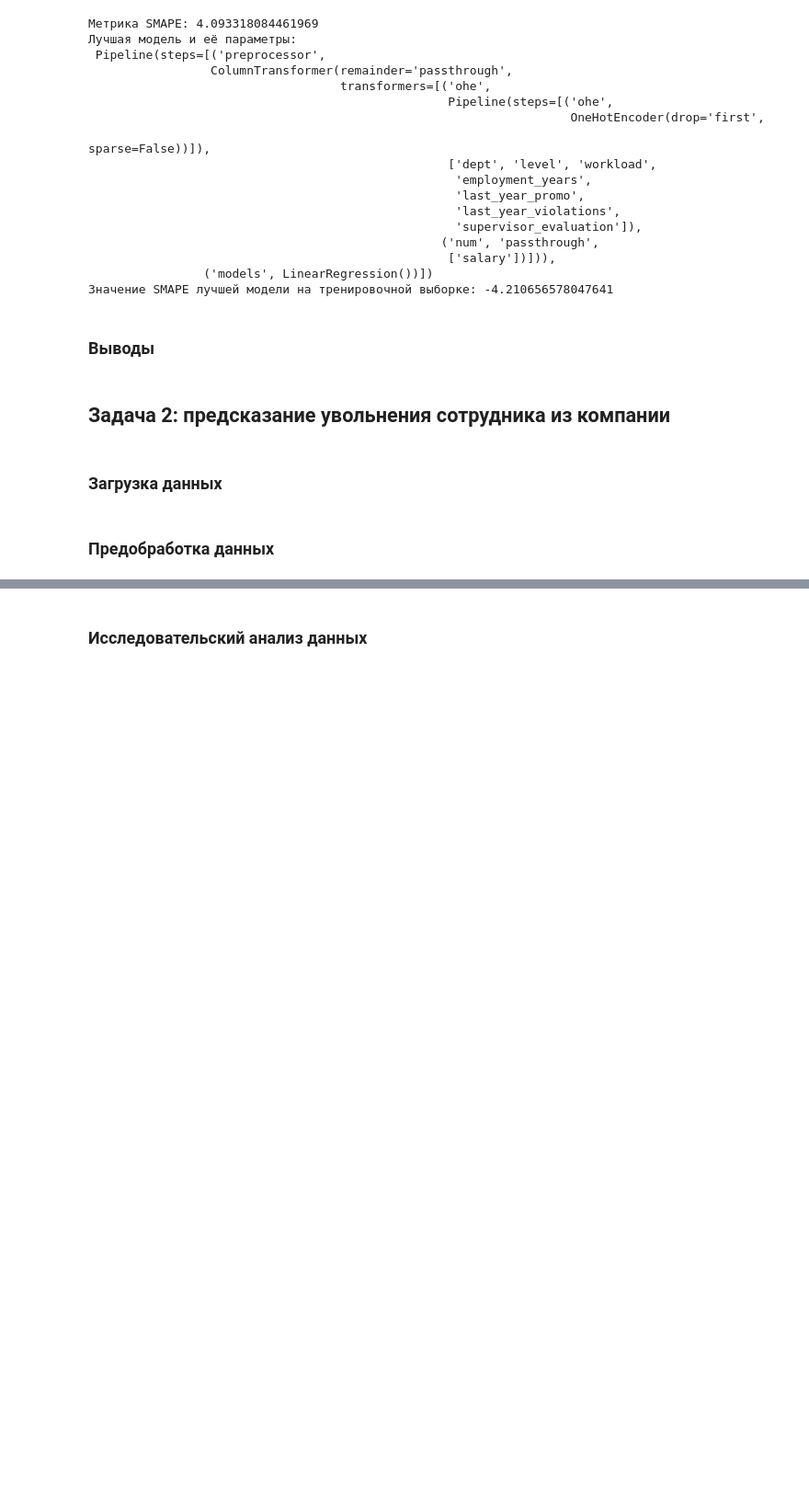
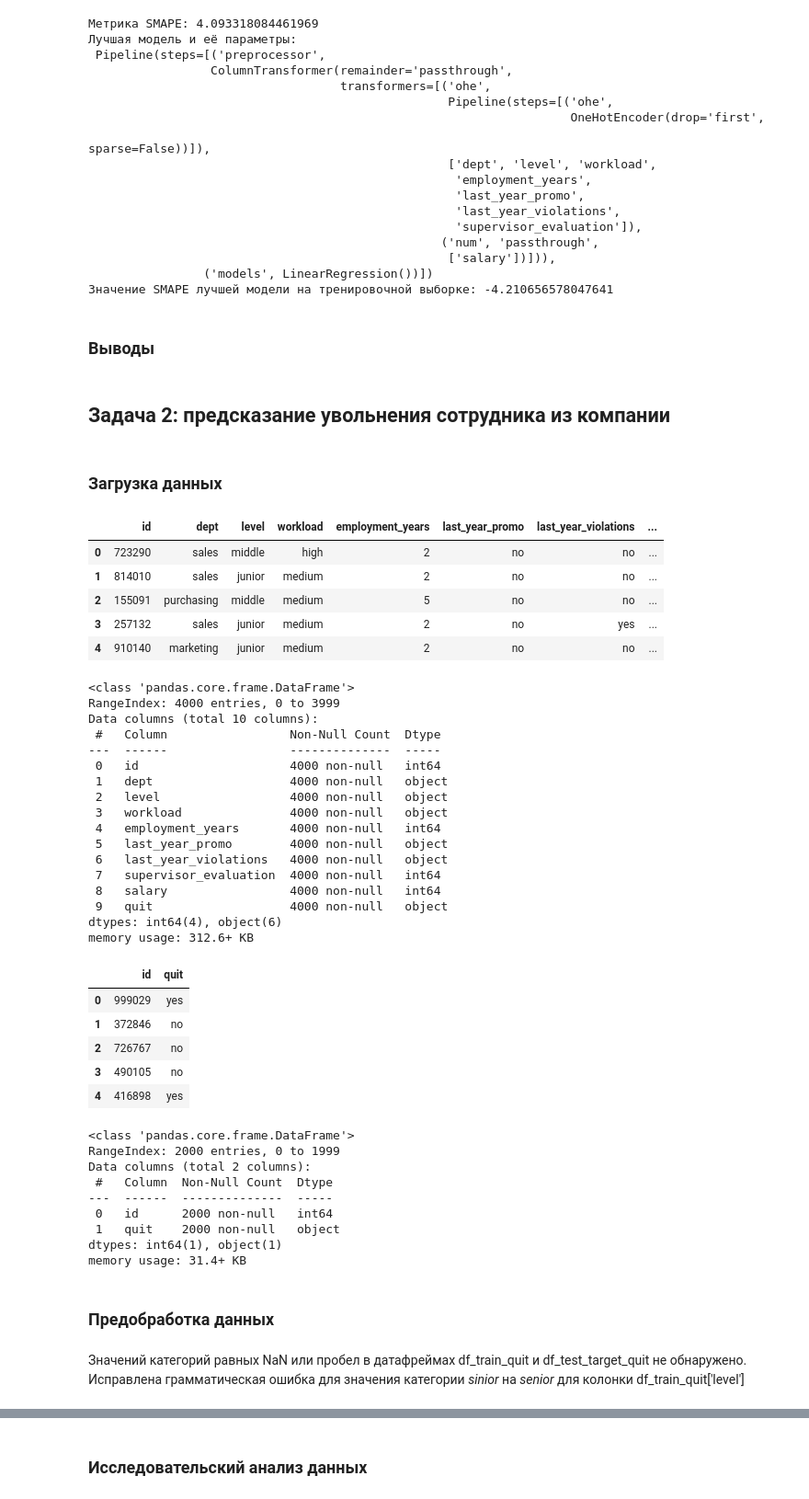
Before and after one commit to theotheo46/yap, a Jupyter notebook: notebooks/hr.ipynb, the cells around one changed output, grey strips where cells are left out. Shown at 92% size. Drawn from its saved outputs; the diff is of its cells as text; code cells hidden in the pictures; blank space fills up the shorter version.

```diff
--- a/notebooks/hr.ipynb
+++ b/notebooks/hr.ipynb
@@ -564,5 +573,56 @@ print ('Значение SMAPE лучшей модели на тренирово
 ## Задача 2: предсказание увольнения сотрудника из компании
 # %% [markdown]
 ### Загрузка данных
+# %%
+df_train_quit = pd.read_csv('https://code.s3.yandex.net/datasets/train_quit.csv')
+display(df_train_quit.head(5))
+df_train_quit.info()
+
+
+df_test_target_quit = pd.read_csv('https://code.s3.yandex.net/datasets/test_target_quit.csv')
+display(df_test_target_quit.head(5))
+df_test_target_quit.info()
+# %% [output]
+|  | id | dept | level | workload | employment_years | last_year_promo | last_year_violations | ... |
+| 0 | 723290 | sales | middle | high | 2 | no | no | ... |
+| 1 | 814010 | sales | junior | medium | 2 | no | no | ... |
+| 2 | 155091 | purchasing | middle | medium | 5 | no | no | ... |
+| 3 | 257132 | sales | junior | medium | 2 | no | yes | ... |
+| 4 | 910140 | marketing | junior | medium | 2 | no | no | ... |
+<class 'pandas.core.frame.DataFrame'>
+RangeIndex: 4000 entries, 0 to 3999
+Data columns (total 10 columns):
+ #   Column                 Non-Null Count  Dtype
+---  ------                 --------------  -----
+ 0   id                     4000 non-null   int64
+ 1   dept                   4000 non-null   object
+ 2   level                  4000 non-null   object
+ 3   workload               4000 non-null   object
+ 4   employment_years       4000 non-null   int64
+ 5   last_year_promo        4000 non-null   object
+ 6   last_year_violations   4000 non-null   object
+ 7   supervisor_evaluation  4000 non-null   int64
+ 8   salary                 4000 non-null   int64
+ 9   quit                   4000 non-null   object
+dtypes: int64(4), object(6)
+memory usage: 312.6+ KB
+|  | id | quit |
+| 0 | 999029 | yes |
+| 1 | 372846 | no |
+| 2 | 726767 | no |
+| 3 | 490105 | no |
+| 4 | 416898 | yes |
+<class 'pandas.core.frame.DataFrame'>
+RangeIndex: 2000 entries, 0 to 1999
+Data columns (total 2 columns):
+ #   Column  Non-Null Count  Dtype
+---  ------  --------------  -----
+ 0   id      2000 non-null   int64
+ 1   quit    2000 non-null   object
+dtypes: int64(1), object(1)
+memory usage: 31.4+ KB
 # %% [markdown]
 ### Предобработка данных
+# %% [markdown]
+Значений категорий равных NaN или пробел в датафреймах df_train_quit и df_test_target_quit не обнаружено.
+Исправлена грамматическая ошибка для значения категории *sinior* на *senior* для колонки df_train_quit['level']
```
Also changed, not shown: parts of 10 cells of this notebook.
